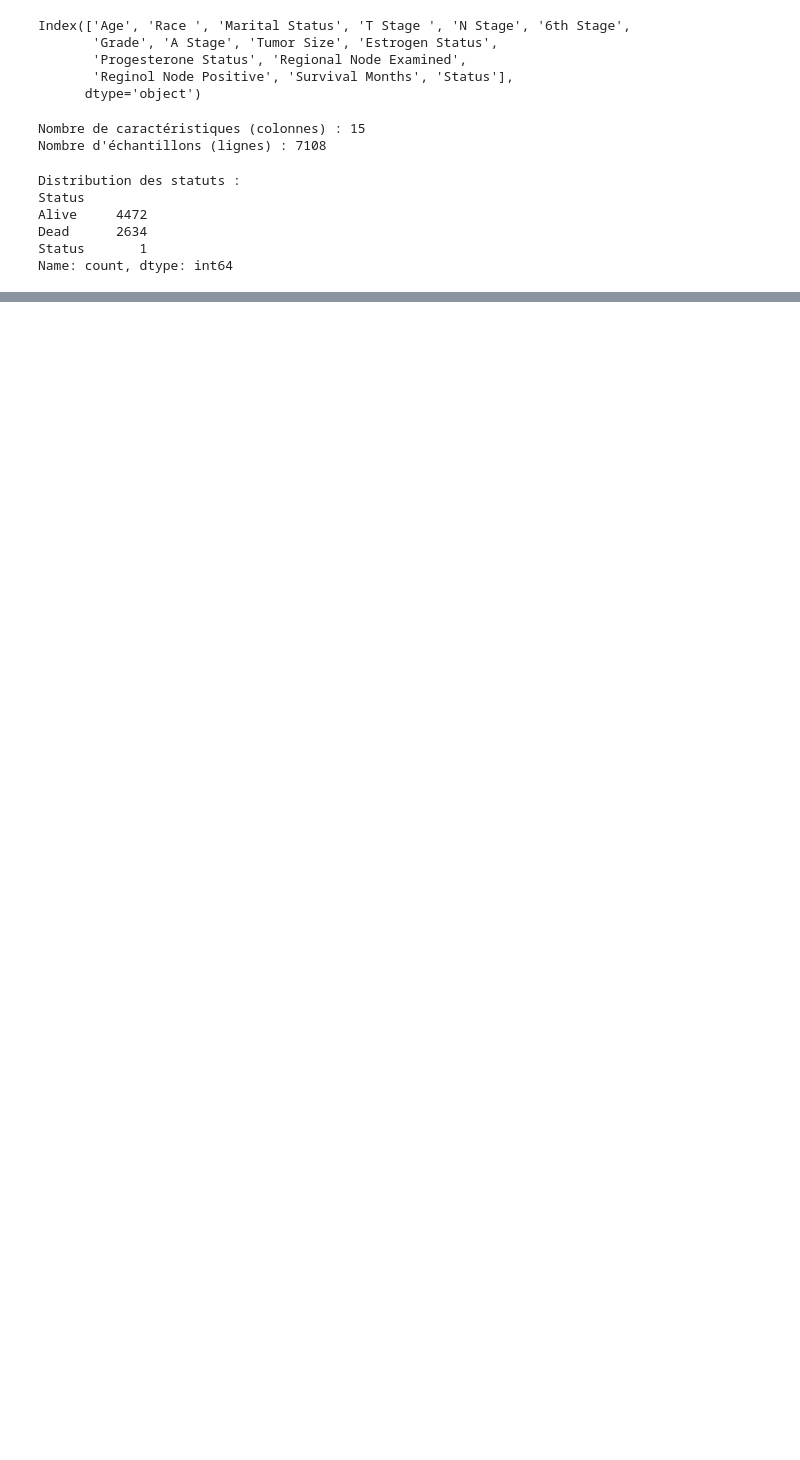
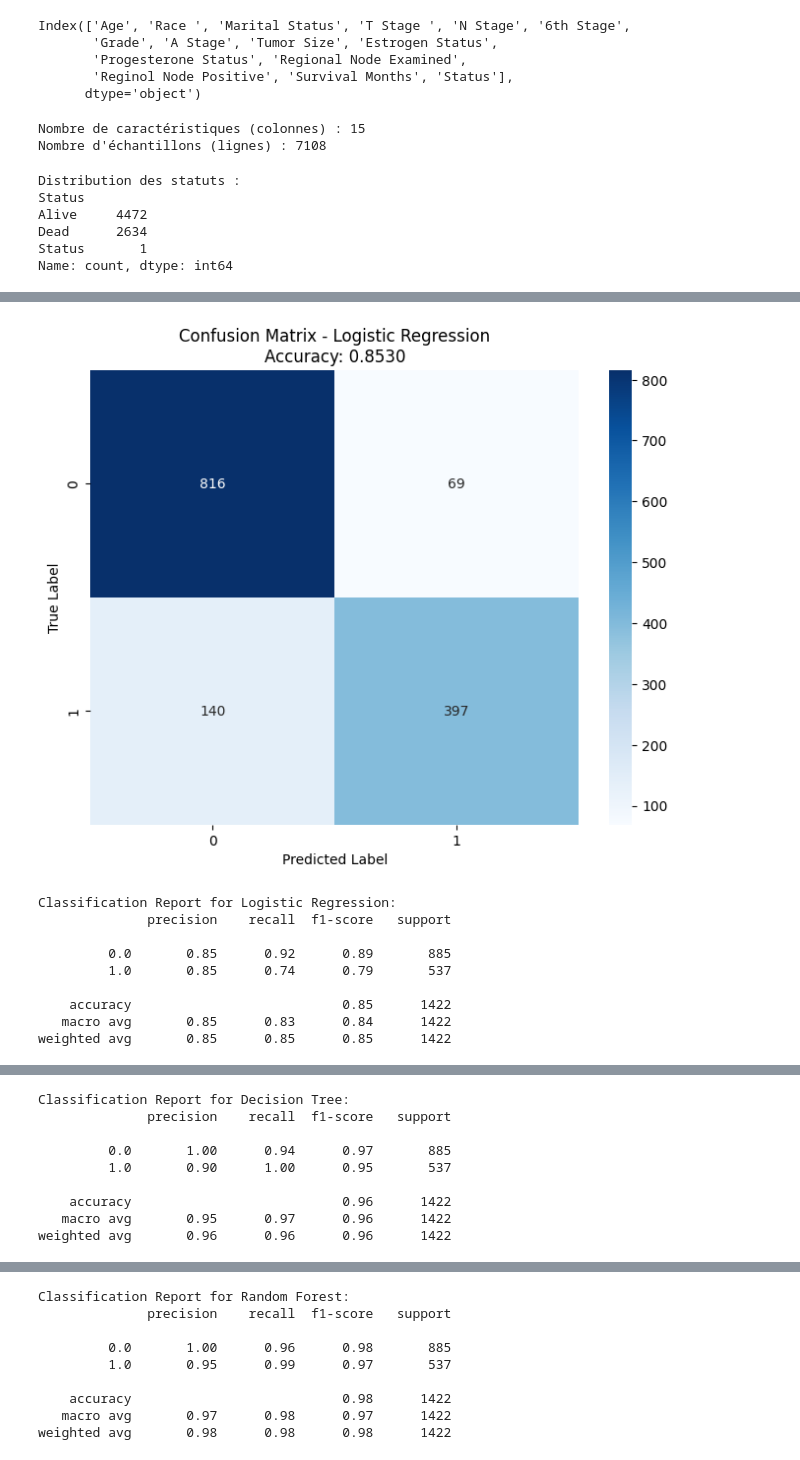
Before and after one commit to aminesk12/SEED-Breast-Cancer-Model, a Jupyter notebook: Final-Model.ipynb, the cells around one changed output, grey strips where cells are left out. Saved outputs shown, nothing was run; the diff lists cells and outputs as text; code cells hidden in the pictures; blank space fills up the shorter version.

```diff
--- a/Final-Model.ipynb
+++ b/Final-Model.ipynb
@@ -183,7 +185,8 @@ def train_and_evaluate_models(X_Train, X_Test, Y_Train, Y_Test):
     return results
 
 # Train and evaluate models
-results = train_and_evaluate_models(X_train, X_test, Y_train, Y_test)
+
+# results = train_and_evaluate_models(X_train, X_test, Y_train, Y_test)
 
 # Function to find the best model
 def get_best_model(results):
@@ -198,5 +201,5 @@ def get_best_model(results):
     return best_model_name, best_accuracy
 
 # Get the best model
-best_model_name, best_accuracy = get_best_model(results)
-print(f"\nBest Model: {best_model_name} with Accuracy: {best_accuracy:.4f}")
+# best_model_name, best_accuracy = get_best_model(results)
+# print(f"\nBest Model: {best_model_name} with Accuracy: {best_accuracy:.4f}")
@@ -246,0 +206,42 @@ Best Model: Logistic Regression with Accuracy: 1.0000
+# %%
+def save_model_components(pipeline, best_model_name):
+    """
+    Save the best model pipeline, its components, and metadata.
+
+    Args:
+        pipeline (Pipeline): The trained pipeline containing preprocessing and model.
+        best_model_name (str): The name of the best model.
+    """
+    # Create a directory for saving if it doesn't exist
+    if not os.path.exists('model'):
+        os.makedirs('model')
+
+    # Save the entire pipeline (preprocessor + model)
+    joblib.dump(pipeline, 'model/best_pipeline.pkl')
+
+    # Save model name
+    with open('model/model_info.txt', 'w') as f:
+        f.write(f"Best Model: {best_model_name}")
+
+    print(f"Pipeline and model metadata saved successfully. Best model: {best_model_name}")
+# %%
+# Train and evaluate models
+results = train_and_evaluate_models(X_train, X_test, Y_train, Y_test)
+
+# Get the best model
+best_model_name, _ = get_best_model(results)
+
+# Save the pipeline of the best model
+best_pipeline = results[best_model_name]['model']  # Pipeline from results
+save_model_components(best_pipeline, best_model_name)
+# %% [output]
+[figure, added]
+Classification Report for Logistic Regression:
+              precision    recall  f1-score   support
+
+         0.0       0.85      0.92      0.89       885
+         1.0       0.85      0.74      0.79       537
+
+    accuracy                           0.85      1422
+   macro avg       0.85      0.83      0.84      1422
+weighted avg       0.85      0.85      0.85      1422
@@ -246,0 +249,9 @@ Best Model: Logistic Regression with Accuracy: 1.0000
+Classification Report for Decision Tree:
+              precision    recall  f1-score   support
+
+         0.0       1.00      0.94      0.97       885
+         1.0       0.90      1.00      0.95       537
+
+    accuracy                           0.96      1422
+   macro avg       0.95      0.97      0.96      1422
+weighted avg       0.96      0.96      0.96      1422
@@ -246,0 +259,9 @@ Best Model: Logistic Regression with Accuracy: 1.0000
+Classification Report for Random Forest:
+              precision    recall  f1-score   support
+
+         0.0       1.00      0.96      0.98       885
+         1.0       0.95      0.99      0.97       537
+
+    accuracy                           0.98      1422
+   macro avg       0.97      0.98      0.97      1422
+weighted avg       0.98      0.98      0.98      1422
```
Also changed, not shown: parts of 4 cells of this notebook, 4 other files.
